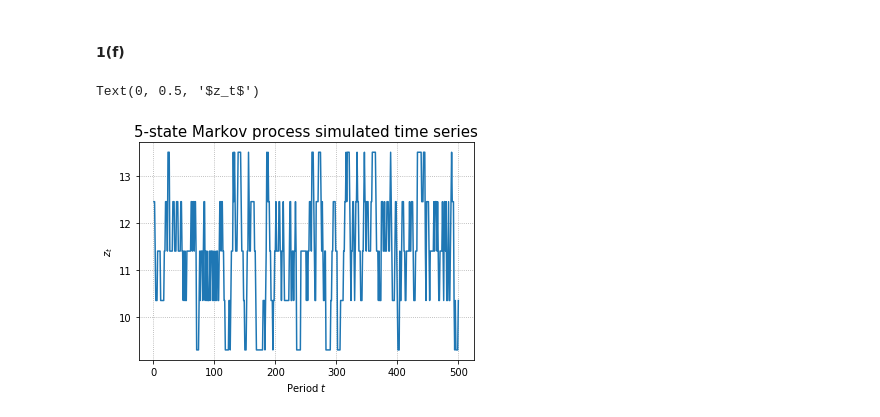
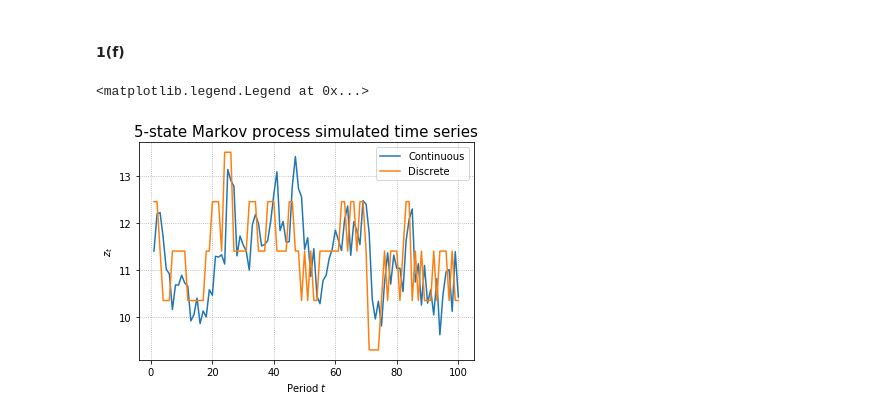
Before and after one commit to jsgenan/persp-research-econ_Spr19, a Jupyter notebook: ProblemSets/PS4/PS4_Nan.ipynb, the cells around one changed output. Cells and saved outputs as stored; diff of their text form; code cells hidden in the pictures.

```diff
--- a/ProblemSets/PS4/PS4_Nan.ipynb
+++ b/ProblemSets/PS4/PS4_Nan.ipynb
@@ -124,7 +128,7 @@ The stationary distribution of $z_t$ is [0.1026548  0.24205688 0.32442728 0.2357
 import scipy.stats as sts
 
 z_0 = z_vals[2]
-z_vec = np.zeros(T)
+z_vec_disc = np.zeros(T)
 
 z_t = z_0
 zt_ind = 2
@@ -133,18 +137,20 @@ for t_ind in range(T):
     ztp1_ind = \
         np.argwhere(unif_vec[t_ind] <= np.cumsum(P[zt_ind, :])).min()
     z_tp1 = z_vals[ztp1_ind]
-    z_vec[t_ind] = z_tp1
+    z_vec_disc[t_ind] = z_tp1
     #print(zt_ind, ztp1_ind)
 
     # Update the current value and its index in the loop
     z_t = z_tp1
     zt_ind = ztp1_ind
 # %%
-plt.plot(np.arange(1, T + 1), z_vec, '-')
+plt.plot(np.arange(1, 101), z_vec[0:100], label='Continuous')
+plt.plot(np.arange(1, 101), z_vec_disc[0:100], label="Discrete")
 plt.grid(b=True, which='major', color='0.65', linestyle=':')
 plt.title(r'5-state Markov process simulated time series', fontsize=15)
 plt.xlabel(r'Period $t$')
 plt.ylabel(r'$z_t$')
+plt.legend()
 # %% [output]
-Text(0, 0.5, '$z_t$')
+<matplotlib.legend.Legend at 0x...>
-[figure, old version]
+[figure, new version]
```
Also changed, not shown: parts of 5 cells of this notebook.
